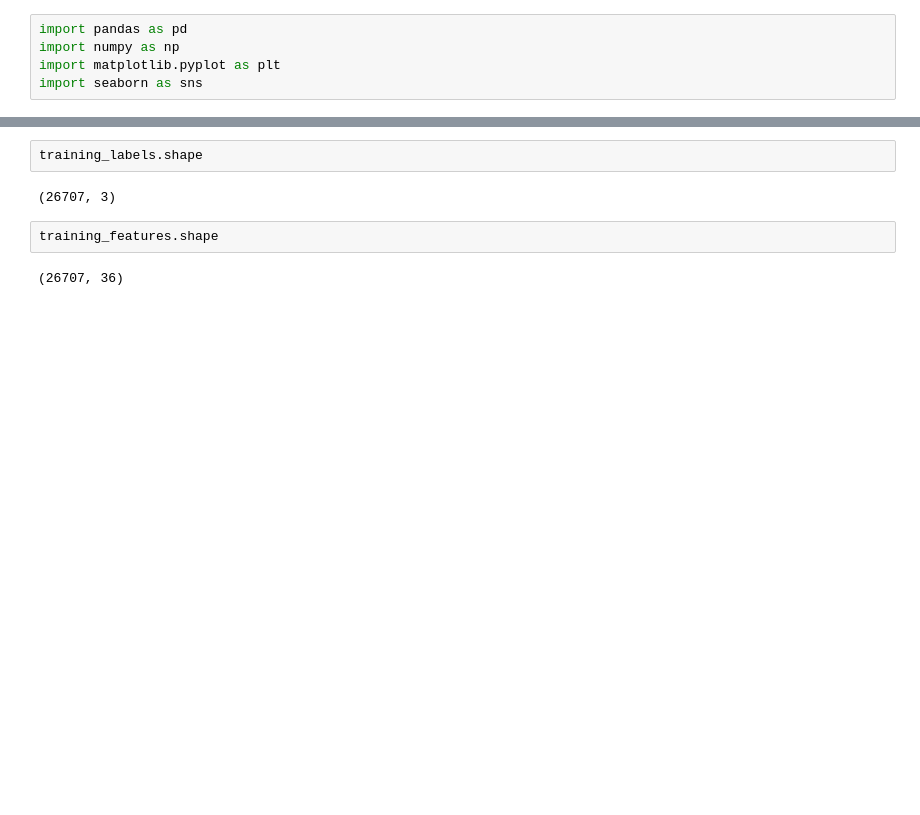
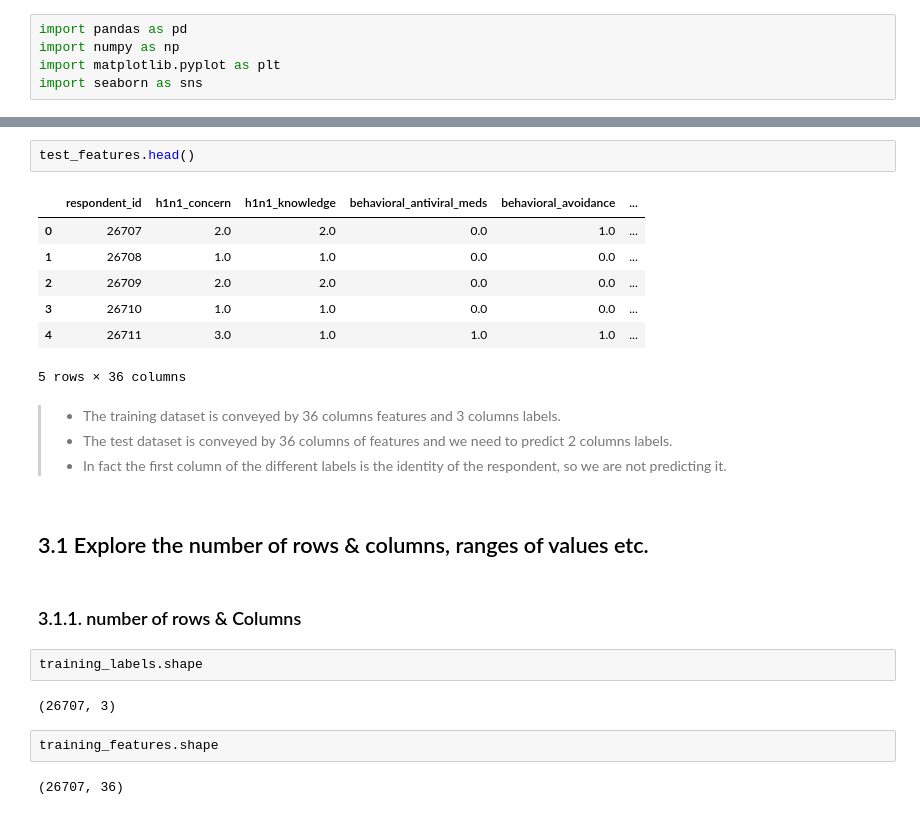
Before and after one commit to vivien-DSA/Flu-Shot-Learning-Predict-H1N1-and-Seasonal-Flu-Vaccines, a Jupyter notebook: Prediction using Neural Network.ipynb, the cells around one changed output, grey strips where cells are left out. Drawn from its saved outputs; the diff is of its cells as text; blank space fills up the shorter version.

Commit message:
Start predicting

```diff
--- a/Data Analysis.ipynb
+++ b/Prediction using Neural Network.ipynb
@@ -49,3 +84,21 @@ training_labels = pd.read_csv("training_set_labels.csv")
+# %%
+test_features.head()
+# %% [output]
+|  | respondent_id | h1n1_concern | h1n1_knowledge | behavioral_antiviral_meds | behavioral_avoidance | ... |
+| 0 | 26707 | 2.0 | 2.0 | 0.0 | 1.0 | ... |
+| 1 | 26708 | 1.0 | 1.0 | 0.0 | 0.0 | ... |
+| 2 | 26709 | 2.0 | 2.0 | 0.0 | 0.0 | ... |
+| 3 | 26710 | 1.0 | 1.0 | 0.0 | 0.0 | ... |
+| 4 | 26711 | 3.0 | 1.0 | 1.0 | 1.0 | ... |
+5 rows × 36 columns
+# %% [markdown]
+> - The training dataset is conveyed by 36 columns features and 3 columns labels.<br>
+> - The test dataset is conveyed by 36 columns of features and we need to predict 2 columns labels.
+> - In fact the first column of the different labels is the identity of the respondent, so we are not predicting it.
+# %% [markdown]
+## 3.1 Explore the number of rows & columns, ranges of values etc.
+# %% [markdown]
+### 3.1.1. number of rows & Columns
 # %%
 training_labels.shape
 # %% [output]
```
Also changed, not shown: parts of 22 cells of this notebook.
